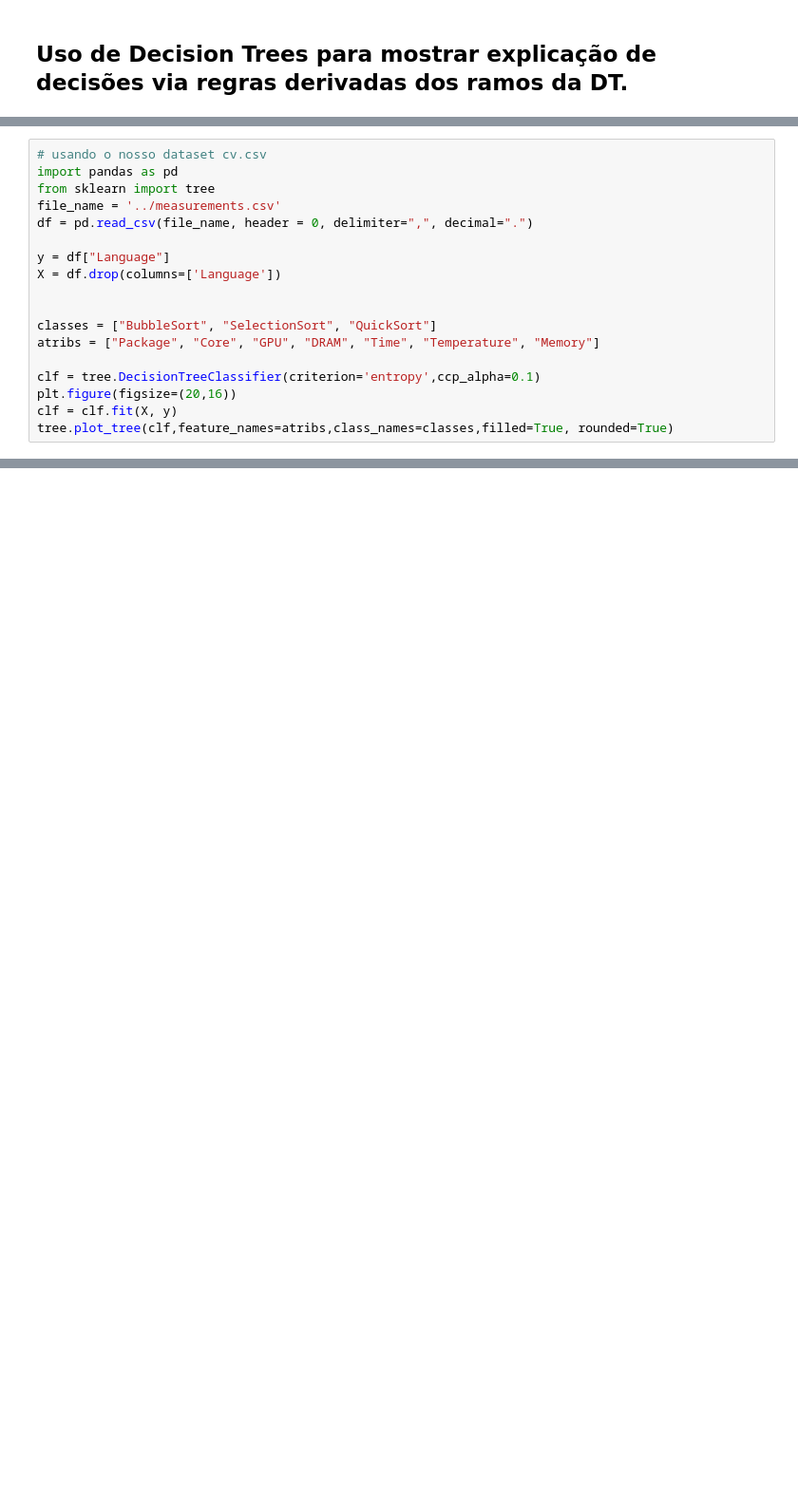
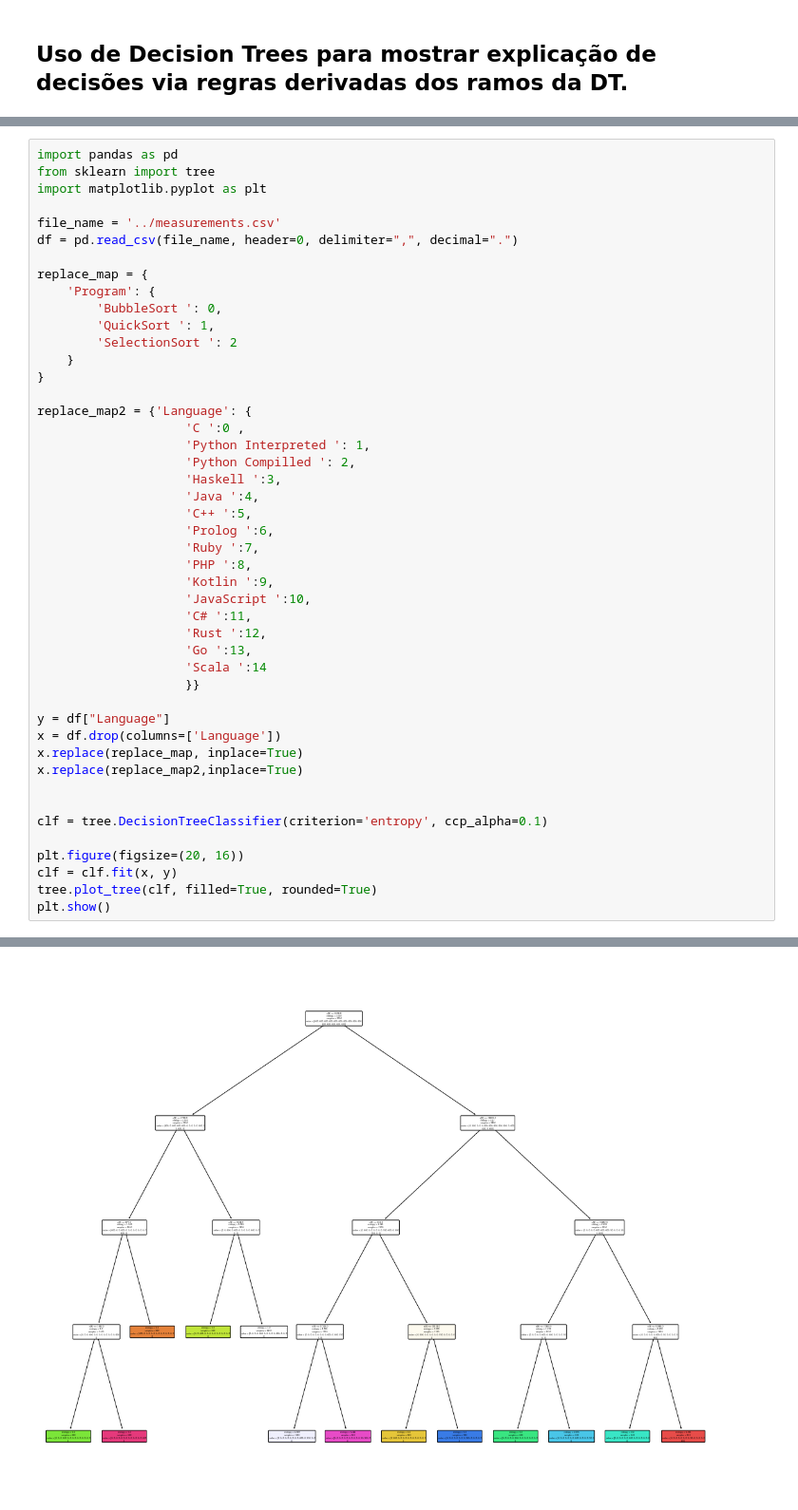
Before and after one commit to realRunlo/EnergyMeasurement, a Jupyter notebook: notebooks/decision_tree.ipynb, the cells around one changed output, grey strips where cells are left out. Shown: that part at 95% size. Saved outputs shown, nothing was run; the diff lists cells and outputs as text; blank space fills up the shorter version.

```diff
--- a/notebooks/decision_tree.ipynb
+++ b/notebooks/decision_tree.ipynb
@@ -24,19 +3,47 @@ tree.plot_tree(clf,feature_names=iris.feature_names,class_names=iris.target_name
 # %%
-# usando o nosso dataset cv.csv
 import pandas as pd
 from sklearn import tree
+import matplotlib.pyplot as plt
+
 file_name = '../measurements.csv'
-df = pd.read_csv(file_name, header = 0, delimiter=",", decimal=".")
+df = pd.read_csv(file_name, header=0, delimiter=",", decimal=".")
+
+replace_map = {
+    'Program': {
+        'BubbleSort ': 0,
+        'QuickSort ': 1,
+        'SelectionSort ': 2
+    }
+}
+
+replace_map2 = {'Language': {
+                    'C ':0 ,
+                    'Python Interpreted ': 1,
+                    'Python Compilled ': 2,
+                    'Haskell ':3,
+                    'Java ':4,
+                    'C++ ':5,
+                    'Prolog ':6,
+                    'Ruby ':7,
+                    'PHP ':8,
+                    'Kotlin ':9,
+                    'JavaScript ':10,
+                    'C# ':11,
+                    'Rust ':12,
+                    'Go ':13,
+                    'Scala ':14
+                    }}
 
 y = df["Language"]
-X = df.drop(columns=['Language'])
+x = df.drop(columns=['Language'])
+x.replace(replace_map, inplace=True)
+x.replace(replace_map2,inplace=True)
 
 
-classes = ["BubbleSort", "SelectionSort", "QuickSort"]
-atribs = ["Package", "Core", "GPU", "DRAM", "Time", "Temperature", "Memory"]
+clf = tree.DecisionTreeClassifier(criterion='entropy', ccp_alpha=0.1)
 
-clf = tree.DecisionTreeClassifier(criterion='entropy',ccp_alpha=0.1)
-plt.figure(figsize=(20,16))
-clf = clf.fit(X, y)
-tree.plot_tree(clf,feature_names=atribs,class_names=classes,filled=True, rounded=True)
+plt.figure(figsize=(20, 16))
+clf = clf.fit(x, y)
+tree.plot_tree(clf, filled=True, rounded=True)
+plt.show()
 # %% [output]
@@ -44,0 +50 @@ ValueError: could not convert string to float: 'BubbleSort.sh '
+[figure, added]
```
Also changed, not shown: parts of 14 cells of this notebook, 1 other file.
